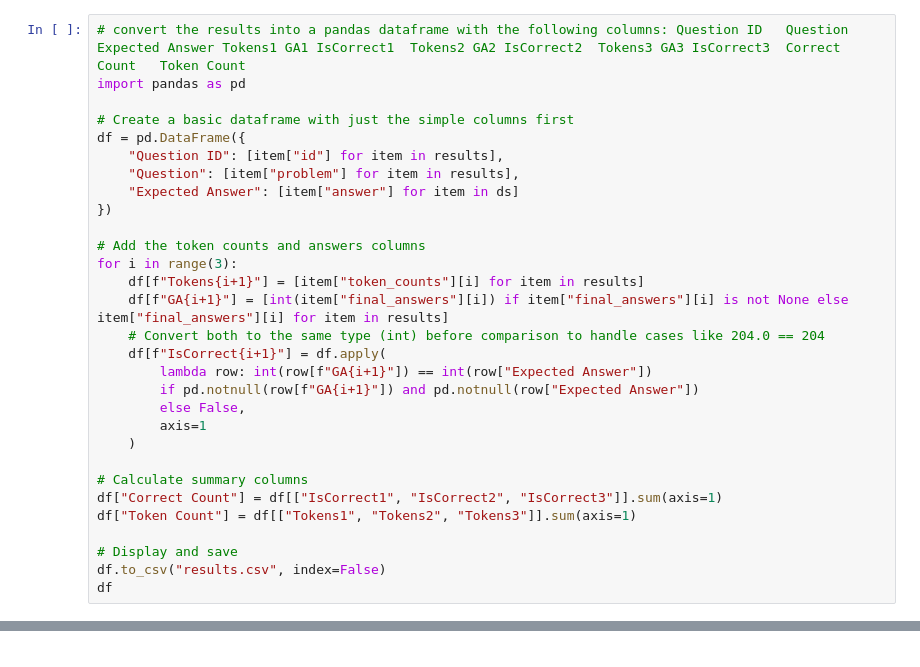
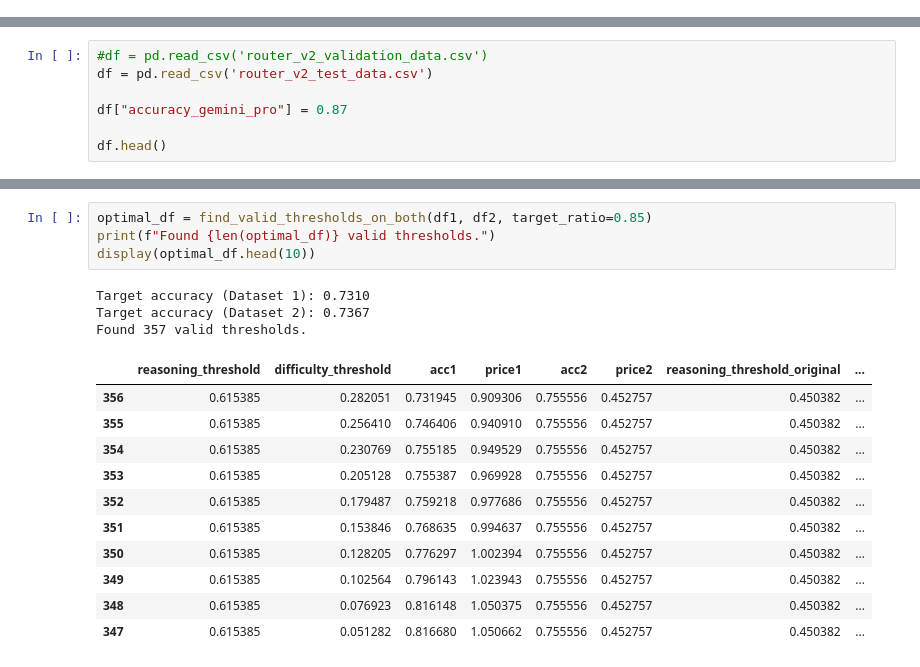
Before and after one commit to Amir-Mohseni/LLM-Router, a Jupyter notebook: temp.ipynb, the cells around one changed output, grey strips where cells are left out. Saved outputs shown, nothing was run; the diff lists cells and outputs as text.

```diff
--- a/temp.ipynb
+++ b/temp.ipynb
@@ -118,30 +6,0 @@ results for id 88
-# %%
-# convert the results into a pandas dataframe with the following columns: Question ID	Question 	Expected Answer	Tokens1	GA1	IsCorrect1	Tokens2	GA2	IsCorrect2	Tokens3	GA3	IsCorrect3	Correct Count	Token Count
-import pandas as pd
-
-# Create a basic dataframe with just the simple columns first
-df = pd.DataFrame({
-    "Question ID": [item["id"] for item in results],
-    "Question": [item["problem"] for item in results],
-    "Expected Answer": [item["answer"] for item in ds]
-})
-
-# Add the token counts and answers columns
-for i in range(3):
-    df[f"Tokens{i+1}"] = [item["token_counts"][i] for item in results]
-    df[f"GA{i+1}"] = [int(item["final_answers"][i]) if item["final_answers"][i] is not None else item["final_answers"][i] for item in results]
-    # Convert both to the same type (int) before comparison to handle cases like 204.0 == 204
-    df[f"IsCorrect{i+1}"] = df.apply(
-        lambda row: int(row[f"GA{i+1}"]) == int(row["Expected Answer"])
-        if pd.notnull(row[f"GA{i+1}"]) and pd.notnull(row["Expected Answer"])
-        else False,
-        axis=1
-    )
-
-# Calculate summary columns
-df["Correct Count"] = df[["IsCorrect1", "IsCorrect2", "IsCorrect3"]].sum(axis=1)
-df["Token Count"] = df[["Tokens1", "Tokens2", "Tokens3"]].sum(axis=1)
-
-# Display and save
-df.to_csv("results.csv", index=False)
-df
@@ -165,0 +7,7 @@ df
+# %%
+#df = pd.read_csv('router_v2_validation_data.csv')
+df = pd.read_csv('router_v2_test_data.csv')
+
+df["accuracy_gemini_pro"] = 0.87
+
+df.head()
@@ -165,0 +503,19 @@ df
+# %%
+optimal_df = find_valid_thresholds_on_both(df1, df2, target_ratio=0.85)
+print(f"Found {len(optimal_df)} valid thresholds.")
+display(optimal_df.head(10))
+# %% [output]
+Target accuracy (Dataset 1): 0.7310
+Target accuracy (Dataset 2): 0.7367
+Found 357 valid thresholds.
+|  | reasoning_threshold | difficulty_threshold | acc1 | price1 | acc2 | price2 | reasoning_threshold_original | ... |
+| 356 | 0.615385 | 0.282051 | 0.731945 | 0.909306 | 0.755556 | 0.452757 | 0.450382 | ... |
+| 355 | 0.615385 | 0.256410 | 0.746406 | 0.940910 | 0.755556 | 0.452757 | 0.450382 | ... |
+| 354 | 0.615385 | 0.230769 | 0.755185 | 0.949529 | 0.755556 | 0.452757 | 0.450382 | ... |
+| 353 | 0.615385 | 0.205128 | 0.755387 | 0.969928 | 0.755556 | 0.452757 | 0.450382 | ... |
+| 352 | 0.615385 | 0.179487 | 0.759218 | 0.977686 | 0.755556 | 0.452757 | 0.450382 | ... |
+| 351 | 0.615385 | 0.153846 | 0.768635 | 0.994637 | 0.755556 | 0.452757 | 0.450382 | ... |
+| 350 | 0.615385 | 0.128205 | 0.776297 | 1.002394 | 0.755556 | 0.452757 | 0.450382 | ... |
+| 349 | 0.615385 | 0.102564 | 0.796143 | 1.023943 | 0.755556 | 0.452757 | 0.450382 | ... |
+| 348 | 0.615385 | 0.076923 | 0.816148 | 1.050375 | 0.755556 | 0.452757 | 0.450382 | ... |
+| 347 | 0.615385 | 0.051282 | 0.816680 | 1.050662 | 0.755556 | 0.452757 | 0.450382 | ... |
```
Also changed, not shown: parts of 28 cells of this notebook, 9 other files.
